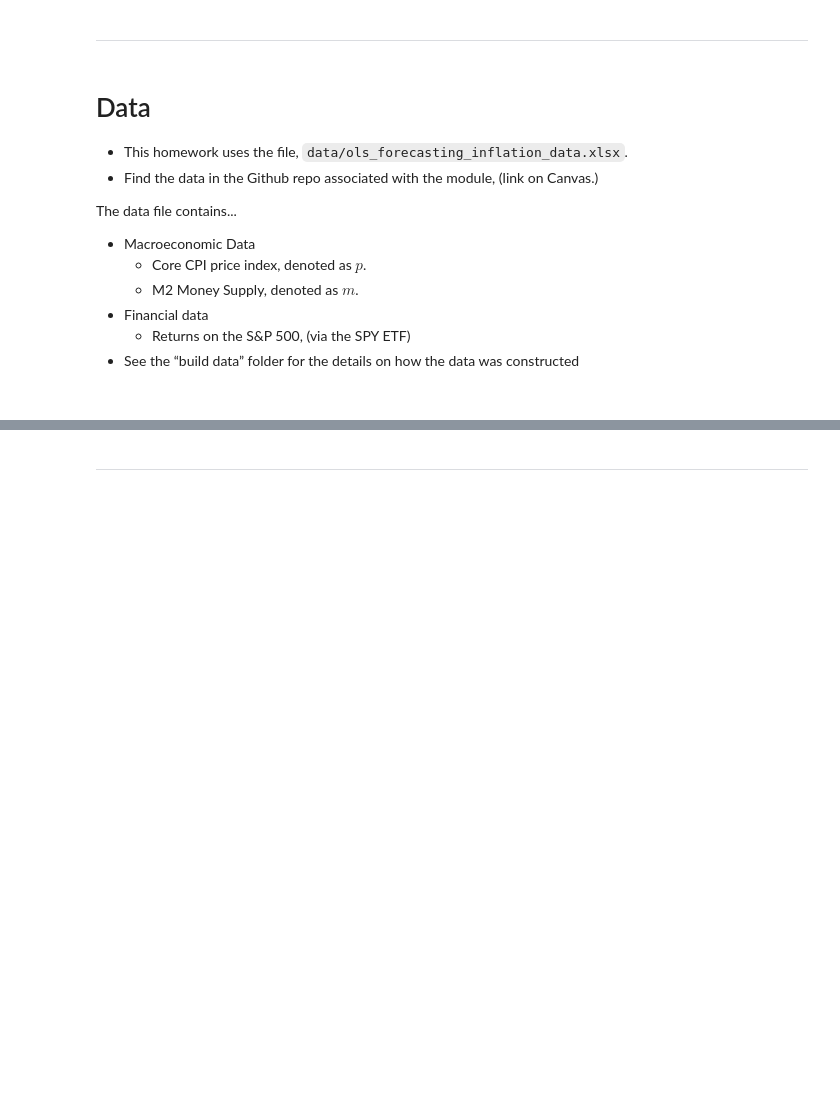
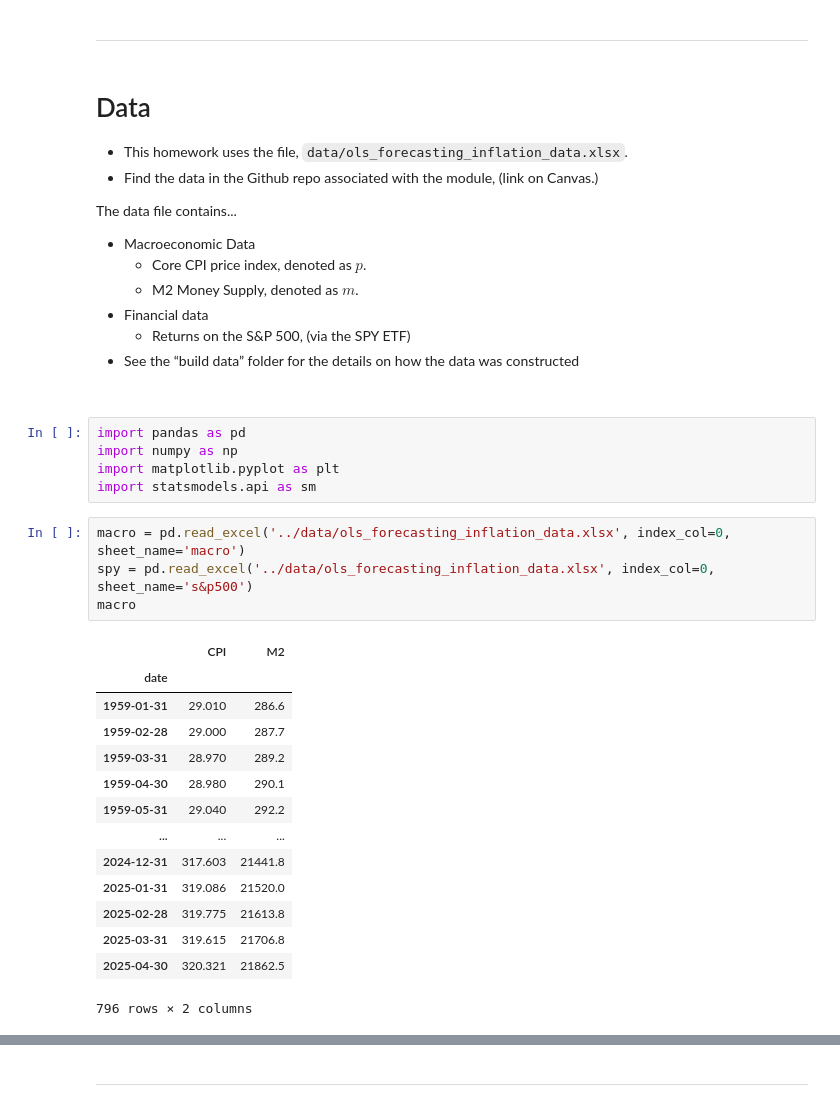
Before and after one commit to dakshox/drw-prework-2025, a Jupyter notebook: assignments/Assignment 2.2 - Timeseries.ipynb, the cells around one changed output, grey strips where cells are left out. Drawn from its saved outputs; the diff is of its cells as text; blank space fills up the shorter version.

```diff
--- a/assignments/Assignment 2.2 - Timeseries.ipynb
+++ b/assignments/Assignment 2.2 - Timeseries.ipynb
@@ -20,5 +20,29 @@ The data file contains...
     - Returns on the S&P 500, (via the SPY ETF)
 * See the “build data” folder for the details on how the data was constructed
 
-$$\newcommand{\spy}{\text{spy}}$$
-$$\newcommand{\hyg}{\text{hyg}}$$
+$$\renewcommand{\spy}{\text{spy}}$$
+$$\renewcommand{\hyg}{\text{hyg}}$$
+# %%
+import pandas as pd
+import numpy as np
+import matplotlib.pyplot as plt
+import statsmodels.api as sm
+# %%
+macro = pd.read_excel('../data/ols_forecasting_inflation_data.xlsx', index_col=0, sheet_name='macro')
+spy = pd.read_excel('../data/ols_forecasting_inflation_data.xlsx', index_col=0, sheet_name='s&p500')
+macro
+# %% [output]
+|  | CPI | M2 |
+| date |  |  |
+| 1959-01-31 | 29.010 | 286.6 |
+| 1959-02-28 | 29.000 | 287.7 |
+| 1959-03-31 | 28.970 | 289.2 |
+| 1959-04-30 | 28.980 | 290.1 |
+| 1959-05-31 | 29.040 | 292.2 |
+| ... | ... | ... |
+| 2024-12-31 | 317.603 | 21441.8 |
+| 2025-01-31 | 319.086 | 21520.0 |
+| 2025-02-28 | 319.775 | 21613.8 |
+| 2025-03-31 | 319.615 | 21706.8 |
+| 2025-04-30 | 320.321 | 21862.5 |
+796 rows × 2 columns
```
Also changed, not shown: parts of 29 cells of this notebook.
